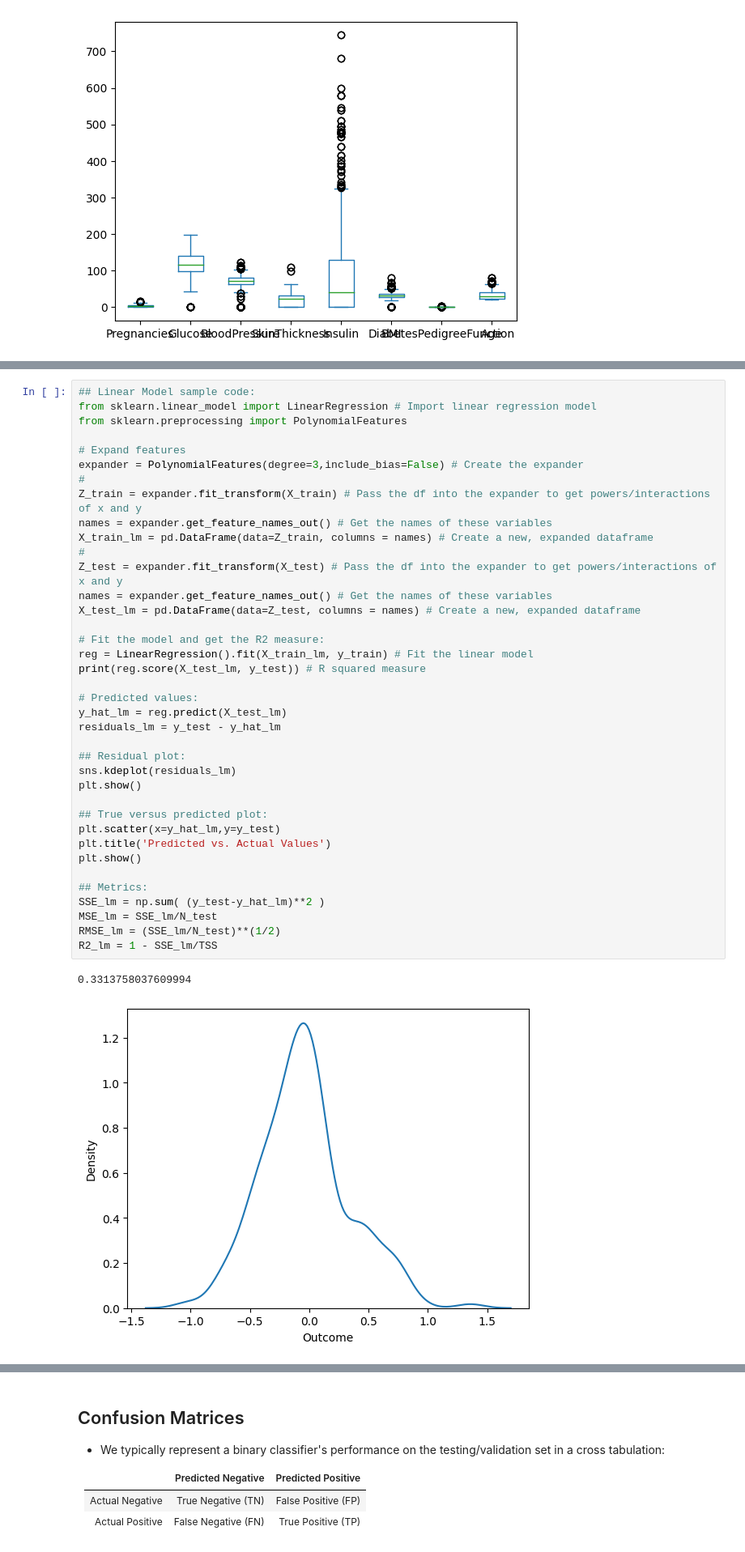
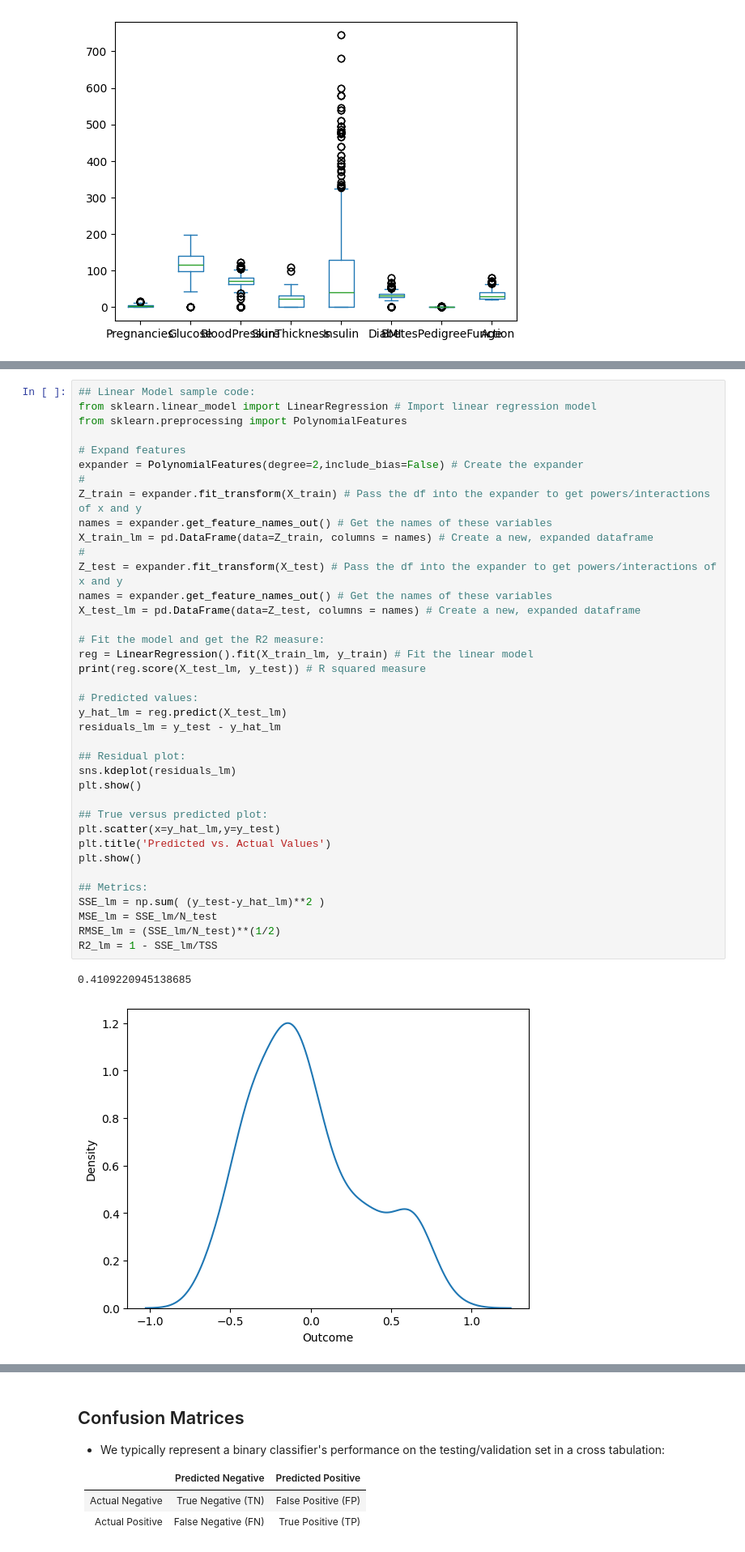
Before and after one commit to vrhughes/model_evaluation, a Jupyter notebook: model_evaluation.ipynb, the cells around one changed output, grey strips where cells are left out. Shown at 81% size. Drawn from its saved outputs; the diff is of its cells as text.

```diff
--- a/model_evaluation.ipynb
+++ b/model_evaluation.ipynb
@@ -415,38 +311,38 @@ from sklearn.linear_model import LinearRegression # Import linear regression mod
 from sklearn.preprocessing import PolynomialFeatures
 
 # Expand features
-expander = PolynomialFeatures(degree=3,include_bias=False) # Create the expander
+expander = PolynomialFeatures(degree=2,include_bias=False) # Create the expander
 #
 Z_train = expander.fit_transform(X_train) # Pass the df into the expander to get powers/interactions of x and y
 names = expander.get_feature_names_out() # Get the names of these variables
 X_train_lm = pd.DataFrame(data=Z_train, columns = names) # Create a new, expanded dataframe
 #
 Z_test = expander.fit_transform(X_test) # Pass the df into the expander to get powers/interactions of x and y
 names = expander.get_feature_names_out() # Get the names of these variables
 X_test_lm = pd.DataFrame(data=Z_test, columns = names) # Create a new, expanded dataframe
 
 # Fit the model and get the R2 measure:
 reg = LinearRegression().fit(X_train_lm, y_train) # Fit the linear model
 print(reg.score(X_test_lm, y_test)) # R squared measure
 
 # Predicted values:
 y_hat_lm = reg.predict(X_test_lm)
 residuals_lm = y_test - y_hat_lm
 
 ## Residual plot:
 sns.kdeplot(residuals_lm)
 plt.show()
 
 ## True versus predicted plot:
 plt.scatter(x=y_hat_lm,y=y_test)
 plt.title('Predicted vs. Actual Values')
 plt.show()
 
 ## Metrics:
 SSE_lm = np.sum( (y_test-y_hat_lm)**2 )
 MSE_lm = SSE_lm/N_test
 RMSE_lm = (SSE_lm/N_test)**(1/2)
 R2_lm = 1 - SSE_lm/TSS
 # %% [output]
-0.3313758037609994
+0.4109220945138685
-[figure, old version]
+[figure, new version]
```
Also changed, not shown: parts of 54 cells of this notebook.
